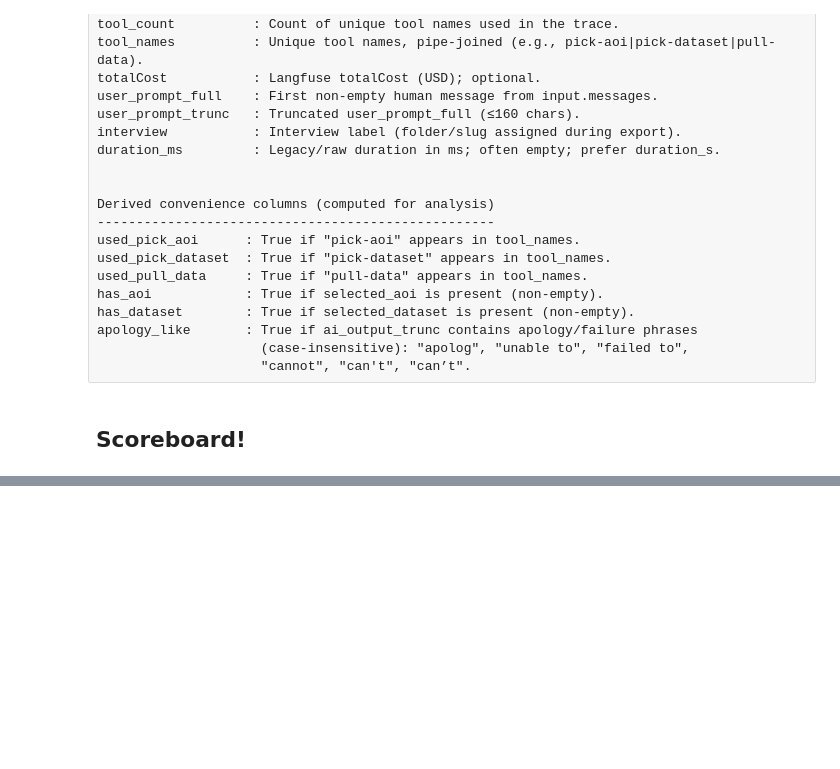
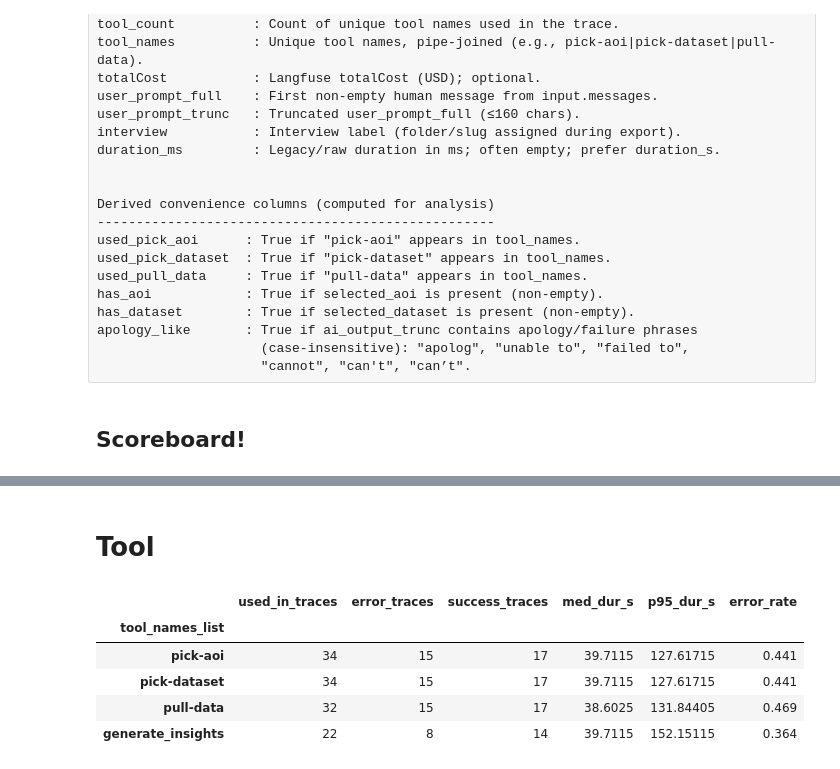
Before and after one commit to gofenris/project-zeno, a Jupyter notebook: analyze_traces/01_analyze_traces.ipynb, the cells around one changed output, grey strips where cells are left out. Cells and saved outputs as stored; diff of their text form; code cells hidden in the pictures; blank space fills up the shorter version.

```diff
--- a/analyze_traces/01_analyze_traces.ipynb
+++ b/analyze_traces/01_analyze_traces.ipynb
@@ -235,0 +368,28 @@ scoreboard["coverage_dataset_rate"] = (scoreboard["dataset_cov"] / scoreboard["t
+# %% [markdown]
+# Tool
+# %%
+
+# 3) Tool reliability
+def explode_tools(df):
+    tmp = df.copy()
+    tmp["tool_names_list"] = tmp["tool_names"].fillna("").apply(lambda s: [t for t in s.split("|") if t])
+    return tmp.explode("tool_names_list")
+tools_long = explode_tools(df)
+tool_reliability = (tools_long.groupby("tool_names_list")
+    .agg(used_in_traces=("id","count"),
+         error_traces=("outcome_status", lambda s: (s=="ERROR").sum()),
+         success_traces=("outcome_status", lambda s: (s=="SUCCESS").sum()),
+         med_dur_s=("duration_s","median"),
+         p95_dur_s=("duration_s", p95))
+    .sort_values("used_in_traces", ascending=False)
+)
+tool_reliability["error_rate"] = (tool_reliability["error_traces"]/tool_reliability["used_in_traces"]).round(3)
+# %%
+tool_reliability
+# %% [output]
+|  | used_in_traces | error_traces | success_traces | med_dur_s | p95_dur_s | error_rate |
+| tool_names_list |  |  |  |  |  |  |
+| pick-aoi | 34 | 15 | 17 | 39.7115 | 127.61715 | 0.441 |
+| pick-dataset | 34 | 15 | 17 | 39.7115 | 127.61715 | 0.441 |
+| pull-data | 32 | 15 | 17 | 38.6025 | 131.84405 | 0.469 |
+| generate_insights | 22 | 8 | 14 | 39.7115 | 152.15115 | 0.364 |
```
Also changed, not shown: parts of 14 cells of this notebook, 1 other file.
